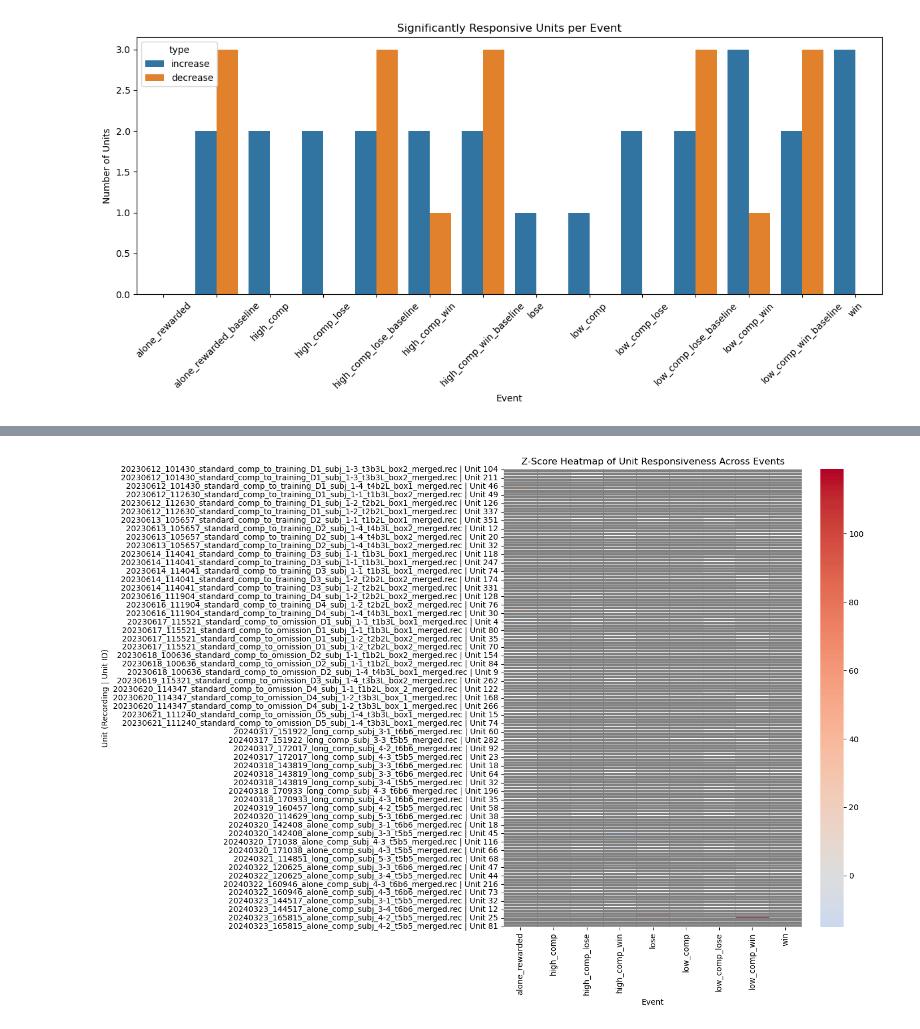
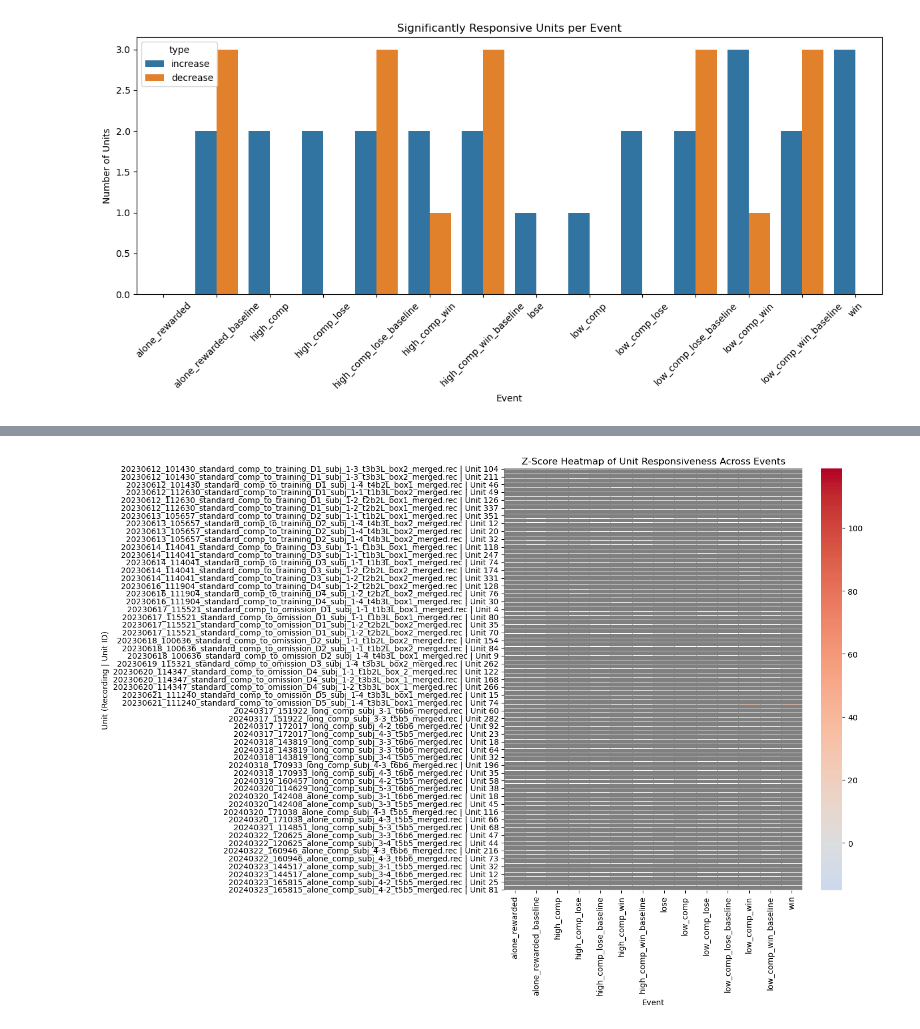
Before and after one commit to padillacoreanolab/diff_fam_social_memory_ephys, a Jupyter notebook: other_peoples_sutff/Thomas/z_score_analysis.ipynb, the cells around one changed output, grey strips where cells are left out. Drawn from its saved outputs; the diff is of its cells as text; code cells hidden in the pictures.

Commit message:
created file for zscoring dataframe creation and plotting in the future

```diff
--- a/other_peoples_sutff/Thomas/z_score_analysis.ipynb
+++ b/other_peoples_sutff/Thomas/z_score_analysis.ipynb
@@ -106,0 +170,6 @@ def quick_unit_event_firing_rates(recording, event, event_length, pre_window=0,
+# %%
+rec = sp.recordings[0]
+event_name = "alone_rewarded"  # or any event you know exists
+
+df = run_zscore_global_baseline(rec, event_name, pre_window=10, SD=1.65)
+df.head(20)
@@ -334,0 +580,26 @@ combined_zscore_df.head(40)
+# %%
+# Create new z-score DataFrame for every event and recording
+event_zscore_dfs = {}
+for recording in sp.recordings:
+    for event_name in recording.event_dict.keys():
+        zscore_df = run_zscore_per_event(recording, event_name, pre_window=10, SD=1.65, verbose=False)
+        if not zscore_df.empty:
+            if event_name not in event_zscore_dfs:
+                #print(f"{event_name} not in event_zscore_dfs, creating new list")
+                event_zscore_dfs[event_name] = []
+            #print(f"Appending zscore_df for event '{event_name}' from recording '{recording.name}'")
+            event_zscore_dfs[event_name].append(zscore_df)
+# Combine all DataFrames for each event into one
+combined_event_zscore_dfs = {}
+for event_name, dfs in event_zscore_dfs.items():
+    #print(f"Combining {len(dfs)} DataFrames for event '{event_name}'")
+    # Check if there are any DataFrames to combine
+    if dfs:
+        combined_event_zscore_dfs[event_name] = pd.concat(dfs, ignore_index=True)
+# Print combined DataFrames for each event
+for event_name, df in combined_event_zscore_dfs.items():
+    print(f"\nCombined Z-Score DataFrame for '{event_name}' event:\n")
+    print(df.head(20))
+
+# create one DataFrame with all events and their z-scores
+all_events_combined_df = pd.concat(combined_event_zscore_dfs.values(), ignore_index=True)
@@ -410,37 +723,35 @@ import seaborn as sns
 import matplotlib.pyplot as plt
 
 # List of events to analyze (excluding baseline/tone-prep events)
-event_list = [
-    'alone_rewarded', 'high_comp', 'high_comp_lose', 'high_comp_win', 'lose',
-    'low_comp', 'low_comp_lose', 'low_comp_win', 'win', 'no_comp_win', 'no_comp_lose'
-]
+event_list = ['alone_rewarded', 'alone_rewarded_baseline', 'high_comp', 'high_comp_lose', 'high_comp_lose_baseline', 'high_comp_win', 'high_comp_win_baseline', 'lose', 'low_comp', 'low_comp_lose', 'low_comp_lose_baseline', 'low_comp_win', 'low_comp_win_baseline', 'win']
+
 
 # Collect z-scores across events
 zscore_dfs = []
 
 for event in event_list:
     for recording in sp.recordings:
         if event in recording.event_dict:
             df = run_zscore_per_event(recording, event, pre_window=10, SD=1.65, verbose=False)
             if not df.empty:
                 zscore_dfs.append(df)
 
 # Combine all into one long DataFrame
 all_zscores = pd.concat(zscore_dfs, ignore_index=True)
 
 # Create a unique unit label (Recording + Unit) to distinguish across sessions
 all_zscores['Unique Unit'] = all_zscores['Recording'] + ' | Unit ' + all_zscores['Unit number'].astype(str)
 
 # Pivot to get units as rows, events as columns
 pivot_df = all_zscores.pivot(index='Unique Unit', columns='Event name', values='Event Z-Score')
 
 # Plot the heatmap
 plt.figure(figsize=(14, 10))
 sns.heatmap(pivot_df, cmap='coolwarm', center=0, linewidths=0.5, linecolor='gray')
 plt.title("Z-Score Heatmap of Unit Responsiveness Across Events")
 plt.xlabel("Event")
 plt.ylabel("Unit (Recording | Unit ID)")
 plt.tight_layout()
 plt.show()
 # %% [output]
-[figure, old version]
+[figure, new version]
```
Also changed, not shown: parts of 23 cells of this notebook, 2 other files.
